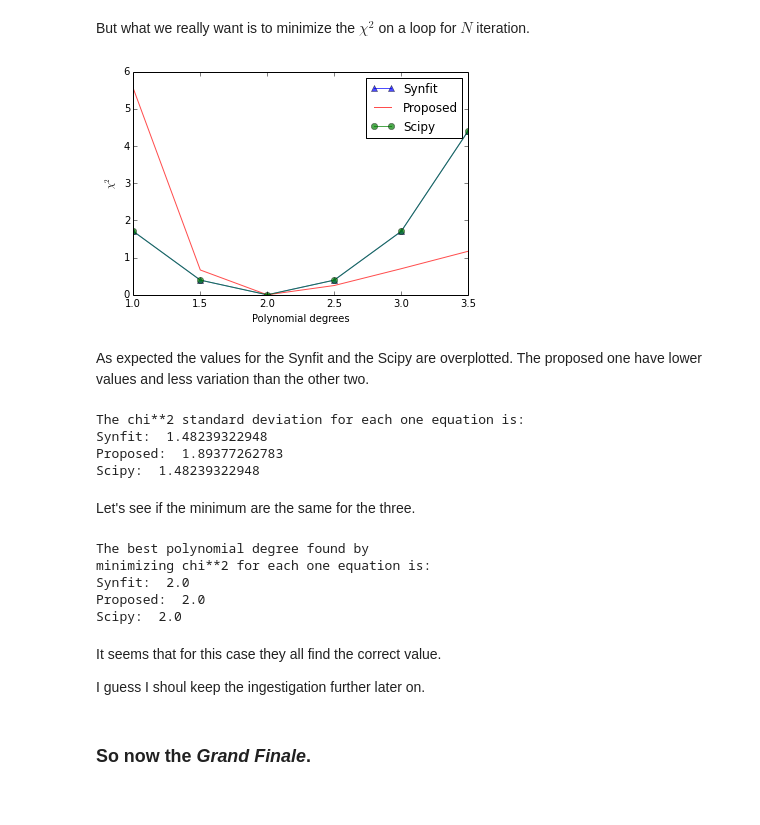
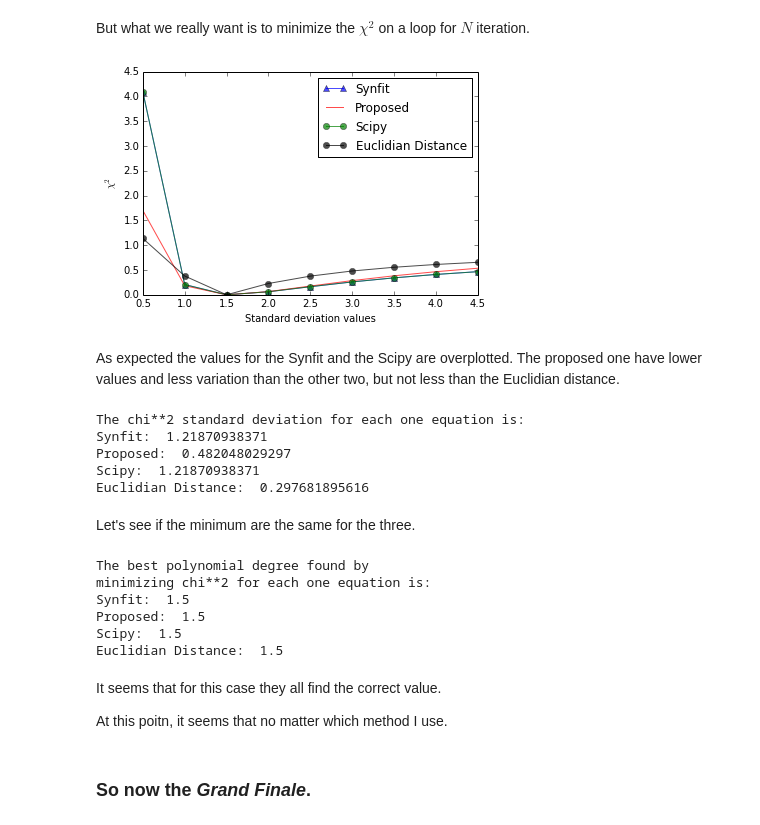
Before and after one commit to gabraganca/S4, a Jupyter notebook: notebooks/Synfit.ipynb, the cells around one changed output. Cells and saved outputs as stored; diff of their text form; code cells hidden in the pictures.

```diff
--- a/notebooks/Synfit.ipynb
+++ b/notebooks/Synfit.ipynb
@@ -250,13 +252,18 @@ For now, let's ignore the noise. We can use as observed spectrum a polynomial fu
 # %%
 import scipy.stats as st
 
-x_vector = np.linspace(0.1, 1, 20)
+x_vector = np.linspace(1, 20, 100)
+
+# Let's simulate a gaussian spectral lines
+gaussian_line = lambda x, std: 1 - st.norm.pdf(x, 10, std)
 
 # Observed spectrum
-obs = x_vector**2
+obs = gaussian_line(x_vector, 1.5)
 
 # Any synthetic spectrum
-syn = x_vector**3
+syn = gaussian_line(x_vector, 3)
 
-_ = plt.plot(x_vector, syn, 'b-', x_vector, obs, 'ro')
+plt.plot(x_vector, syn, 'b-', label='Synthetic')
+plt.plot(x_vector, obs, 'ro', label='Observation')
+_ = plt.legend(loc='lower right')
 # %% [output]
@@ -268,7 +275,11 @@ chisquare_synfit = lambda fobs, fexp: np.sum((fobs-fexp)**2/fexp)
 # Proposed chisquare calculation
 chisquare_proposed = lambda fobs, fexp: np.sum((fexp-fobs)**2/fobs)
 
+# Euclidian distance
+euc_dist = lambda fobs, fexp: np.linalg.norm(fobs-fexp)
+
 print 'The synfit chisquare is ', chisquare_synfit(obs, syn)
 print 'The proposed chisquare is ', chisquare_proposed(obs, syn)
 print 'The scipy chisquare is ', st.chisquare(obs, syn)[0]
+print 'The euclidian distance is', euc_dist(obs, syn)
 # %% [output]
@@ -282,58 +294,66 @@ But what we really want is to minimize the $\chi^2$ on a loop for $N$ iteration.
 # %%
 synfit_chi = []
 proposed_chi = []
 scipy_chi = []
+euc_dist_vector = []
 
-#polynomial degrees
-pol_degs = np.arange(1, 4, 0.5)
 
-for i in pol_degs:
-    syn = x_vector**i
+#std set
+std_set = np.arange(0.5, 5, 0.5)
+
+for std in std_set:
+    syn = gaussian_line(x_vector, std)
 
     synfit_chi.append(chisquare_synfit(obs, syn))
     proposed_chi.append(chisquare_proposed(obs, syn))
     scipy_chi.append(st.chisquare(obs, syn)[0])
+    euc_dist_vector.append(euc_dist(obs, syn))
 
 
 # Let's plot each fit
-plt.plot(pol_degs, synfit_chi, 'b^-', label='Synfit', alpha=0.7)
-plt.plot(pol_degs, proposed_chi, 'r-', label='Proposed', alpha=0.7)
-plt.plot(pol_degs, scipy_chi, 'go-', label='Scipy', alpha=0.7)
-plt.xlabel('Polynomial degrees')
+plt.plot(std_set, synfit_chi, 'b^-', label='Synfit', alpha=0.7)
+plt.plot(std_set, proposed_chi, 'r-', label='Proposed', alpha=0.7)
+plt.plot(std_set, scipy_chi, 'go-', label='Scipy', alpha=0.7)
+plt.plot(std_set, euc_dist_vector, 'ko-', label='Euclidian Distance', alpha=0.7)
+plt.xlabel('Standard deviation values')
 plt.ylabel(r'$\chi^2$')
 _ = plt.legend()
 # %% [output]
-[figure, old version]
+[figure, new version]
 # %% [markdown]
-As expected the values for the Synfit and the Scipy are overplotted. The proposed one have lower values and less variation than the other two.
+As expected the values for the Synfit and the Scipy are overplotted. The proposed one have lower values and less variation than the other two, but not less than the Euclidian distance.
 # %%
 print 'The chi**2 standard deviation for each one equation is:'
 print 'Synfit: ', np.std(synfit_chi)
 print 'Proposed: ', np.std(proposed_chi)
 print 'Scipy: ', np.std(scipy_chi)
+print 'Euclidian Distance: ', np.std(euc_dist_vector)
 # %% [output]
 The chi**2 standard deviation for each one equation is:
-Synfit:  1.48239322948
-Proposed:  1.89377262783
-Scipy:  1.48239322948
+Synfit:  1.21870938371
+Proposed:  0.482048029297
+Scipy:  1.21870938371
+Euclidian Distance:  0.297681895616
 # %% [markdown]
 Let's see if the minimum are the same for the three.
 # %%
 print 'The best polynomial degree found by '
 print 'minimizing chi**2 for each one equation is:'
-print 'Synfit: ', pol_degs[np.argmin(synfit_chi)]
-print 'Proposed: ', pol_degs[np.argmin(proposed_chi)]
-print 'Scipy: ', pol_degs[np.argmin(scipy_chi)]
+print 'Synfit: ', std_set[np.argmin(synfit_chi)]
+print 'Proposed: ', std_set[np.argmin(proposed_chi)]
+print 'Scipy: ', std_set[np.argmin(scipy_chi)]
+print 'Euclidian Distance: ', std_set[np.argmin(euc_dist_vector)]
 # %% [output]
 The best polynomial degree found by
 minimizing chi**2 for each one equation is:
-Synfit:  2.0
-Proposed:  2.0
-Scipy:  2.0
+Synfit:  1.5
+Proposed:  1.5
+Scipy:  1.5
+Euclidian Distance:  1.5
 # %% [markdown]
 It seems that for this case they all find the correct value.
 
-I guess I shoul keep the ingestigation further later on.
+At this poitn, it seems that no matter which method I use.
 # %% [markdown]
 ### So now the *Grand Finale*.
 # %% [markdown]
```
Also changed, not shown: parts of 6 cells of this notebook.
